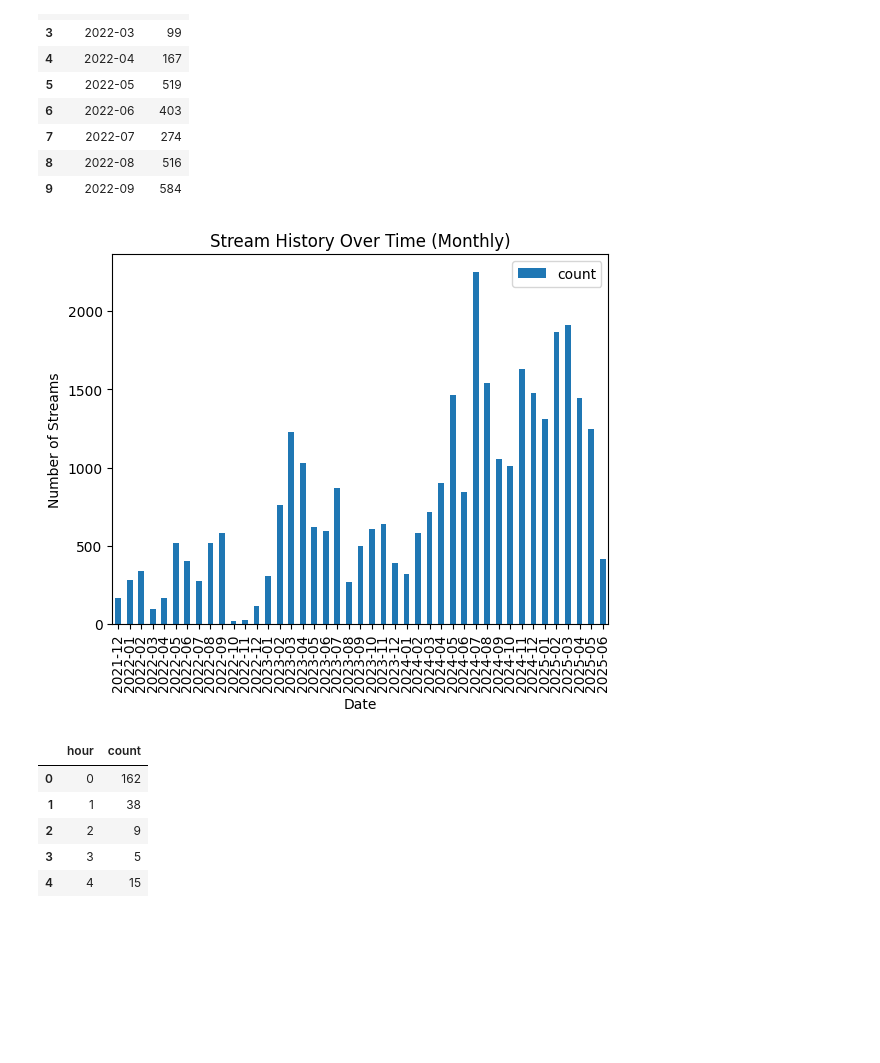
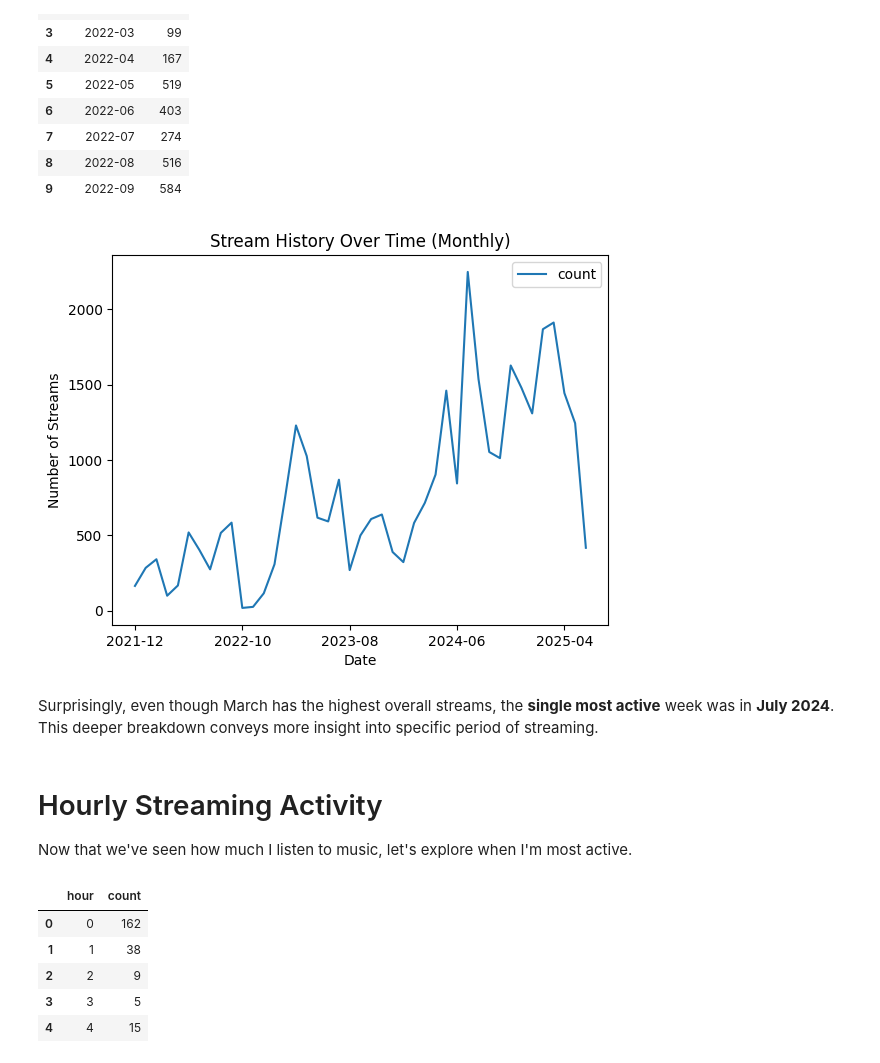
Before and after one commit to ShdwBrngr/YouTube-and-Spotify-Data-Analysis, a Jupyter notebook: sptfy_analysis.ipynb, the cells around one changed output. Cells and saved outputs as stored; diff of their text form; code cells hidden in the pictures; blank space fills up the shorter version.

Commit message:
Added markdowns for more details and insights

```diff
--- a/sptfy_analysis.ipynb
+++ b/sptfy_analysis.ipynb
@@ -46,8 +77,8 @@ Index(['ts', 'platform', 'ms_played', 'conn_country', 'ip_addr',
 df["ts"] = pd.to_datetime(df["ts"], format="ISO8601", utc=True) # Converts the 'ts' column to datetime format
 df["ts"] = df["ts"].dt.tz_convert("Asia/Manila") # Converts the timezone to Asia/Manila
 
-cleaned_df = df[["ts", "master_metadata_track_name", "master_metadata_album_artist_name", "master_metadata_album_album_name", "reason_start", "reason_end", "skipped"]]
-cleaned_df.columns = ["time", "song", "artist", "album", "start_reason", "end_reason", "skipped"]
+cleaned_df = df[["ts", "platform", "ms_played", "master_metadata_track_name", "master_metadata_album_artist_name", "master_metadata_album_album_name", "skipped"]]
+cleaned_df.columns = ["time", "platform", "ms_played", "song", "artist", "album", "skipped"]
 
 cleaned_df = cleaned_df.dropna().reset_index() # Drops rows with any NaN values
 cleaned_df.head(10)
@@ -276,24 +381,31 @@ month_year_df.head(10)
 | 9 | 2022-09 | 584 |
 # %%
 # Use Matplotlib to plot the all-time streams by month and year
-month_year_df.plot(kind="bar", x="month_year", y="count")
+month_year_df.plot(kind="line", x="month_year", y="count")
 plt.title("Stream History Over Time (Monthly)")
 plt.xlabel("Date")
 plt.ylabel("Number of Streams")
 plt.show()
 
 # Or using Plotly for an interactive bar chart
-fig = px.bar(
+fig = px.line(
     month_year_df,
     x="month_year",
     y="count",
     title="Stream History Over Time (Monthly)",
-    labels={"month_year" : "Date", "count" : "Number of Streams"}
+    labels={"month_year" : "Date", "count" : "Number of Streams"},
+    markers=True
 )
 
 fig.show()
 # %% [output]
-[figure, old version]
+[figure, new version]
+# %% [markdown]
+Surprisingly, even though March has the highest overall streams, the **single most active** week was in **July 2024**.
+This deeper breakdown conveys more insight into specific period of streaming.
+# %% [markdown]
+# Hourly Streaming Activity
+Now that we've seen how much I listen to music, let's explore when I'm most active.
 # %%
 # Returns the number of streams per hour
 cleaned_df_copy["hour"] = cleaned_df_copy["time"].dt.hour
```
Also changed, not shown: parts of 32 cells of this notebook, 5 other files.
